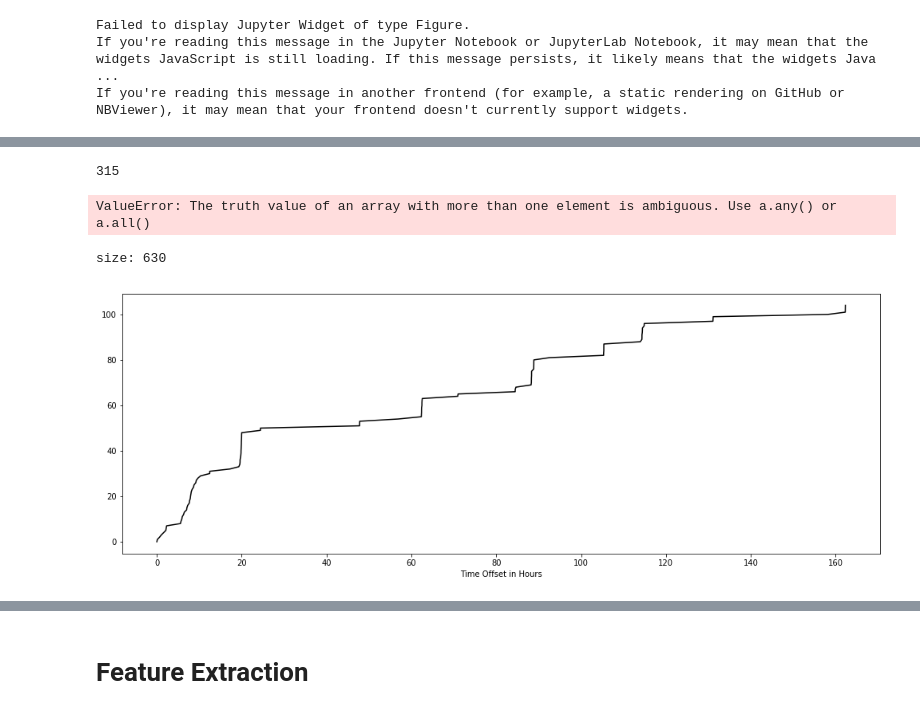
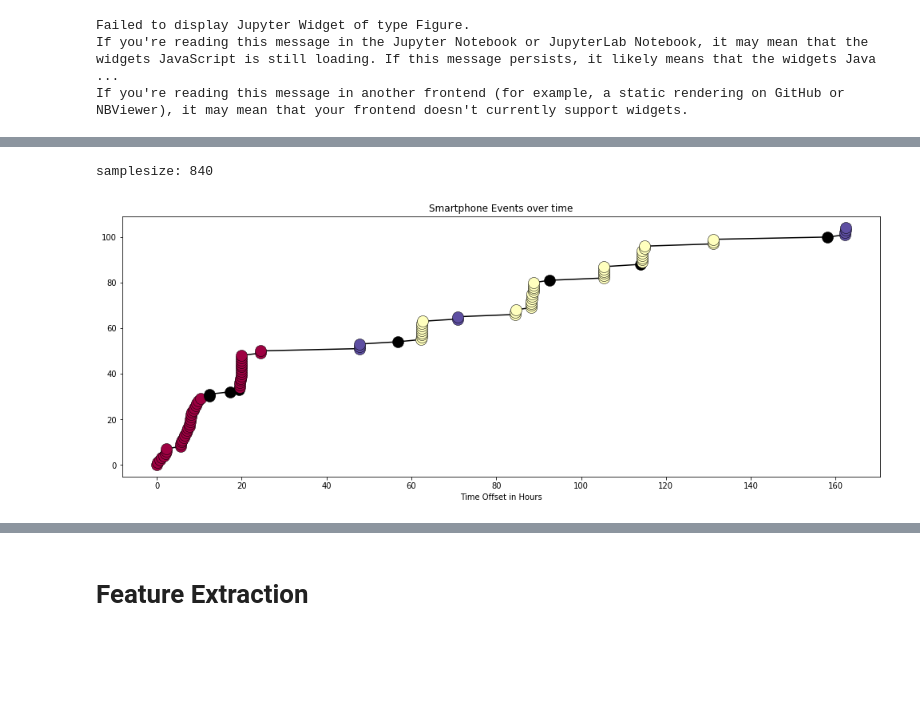
Before and after one commit to danielrotaermel/data-mining, a Jupyter notebook: VersuchMobileUsers.ipynb, the cells around one changed output, grey strips where cells are left out. Drawn from its saved outputs; the diff is of its cells as text; code cells hidden in the pictures; blank space fills up the shorter version.

```diff
--- a/VersuchMobileUsers.ipynb
+++ b/VersuchMobileUsers.ipynb
@@ -365,65 +400,37 @@ Estimated number of clusters: 2
-# %%
-epsilon = 0.3
-min_samples = 10
-db = DBSCAN(eps=epsilon, min_samples=min_samples).fit(events[['longitude','latitude']])
-
-labels = db.labels_
-locations['cluster'] = labels
-
-unique_cluster_labels = set(labels)
-
-n_clusters = len(unique_labels)
-
-# Assign color to every unique cluster
-colors = plt.cm.Spectral(np.linspace(0, 1, len(unique_labels)))
-
-# Create a helper function that returns the same colors for each cluster
-colorMap = {key: value for (key, value) in zip(unique_labels, colors)}
-def getClustomColor(label):
-    if label in colorMap:
-        return colorMap[label]
-    else:
-        return 'b'
-
-# Set up patches for the legend
-patches = [mpatches.Patch(color=getClustomColor(label), label=(label if label >= 0 else 'outliers')) for label in unique_labels]
-
-# Increase figure size
-plt.figure(figsize=(10, 10))
-
-print locations.size
-
-for index, row in locations.iterrows():
-    plt.plot(row['latitude'], row['longitude'], 'o', markerfacecolor=getClustomColor(row['cluster']), markersize=14)
-
-plt.legend(handles=patches, loc='best', prop={'size':10})
-plt.title('Estimated number of clusters: %d' % n_clusters)
-plt.axis([39.5,40,115.5,117])
-plt.show()
-# %% [output]
-315
-ValueError: The truth value of an array with more than one element is ambiguous. Use a.any() or a.all()
 # %%
 # 4
-events['cluster'] = labels
 
-events = pd.read_sql_query("SELECT * FROM events where device_id =" + str(device_id), conn)
-events['timestamp'] = events['timestamp'].astype('datetime64[ns]')
-extended_events = events.sort_values(by=['timestamp'])
+# format timestamp
+extended_events['timestamp'] = extended_events['timestamp'].astype('datetime64[ns]')
 
-# add timestamp in hours
+# sort by timestamp
+extended_events.sort_values(by=['timestamp'], inplace=True)
+
+# add time delta in hours
 delta = []
 for ts in extended_events['timestamp']:
     firsttime = extended_events['timestamp'].iloc[0]
     delta.append(((ts-firsttime).total_seconds())/60/60)
 extended_events['delta'] = delta
 
+# set figure size
 plt.figure(figsize=(17, 6))
-plt.plot(extended_events['delta'], range(len(events)), 'k-')
+
+# plot line
+plt.plot(extended_events['delta'], range(len(events)), '-k')
 plt.xlabel("Time Offset in Hours")
 
-print 'size:', events.size
+# plot dots
+count = 0
+for index, row in extended_events.iterrows():
+    plt.plot(row['delta'], count, 'bo-', markerfacecolor=(getClustomColor(row['cluster'])), markeredgecolor='black', markeredgewidth=.5, markersize=14)
+    count = count + 1
+
+print 'samplesize:', extended_events.size
+#plt.legend(handles=patches, loc='best', prop={'size':10})
+
+plt.title('Smartphone Events over time')
 plt.show()
 # %% [output]
-size: 630
+samplesize: 840
-[figure, old version]
+[figure, new version]
```
Also changed, not shown: parts of 9 cells of this notebook.
